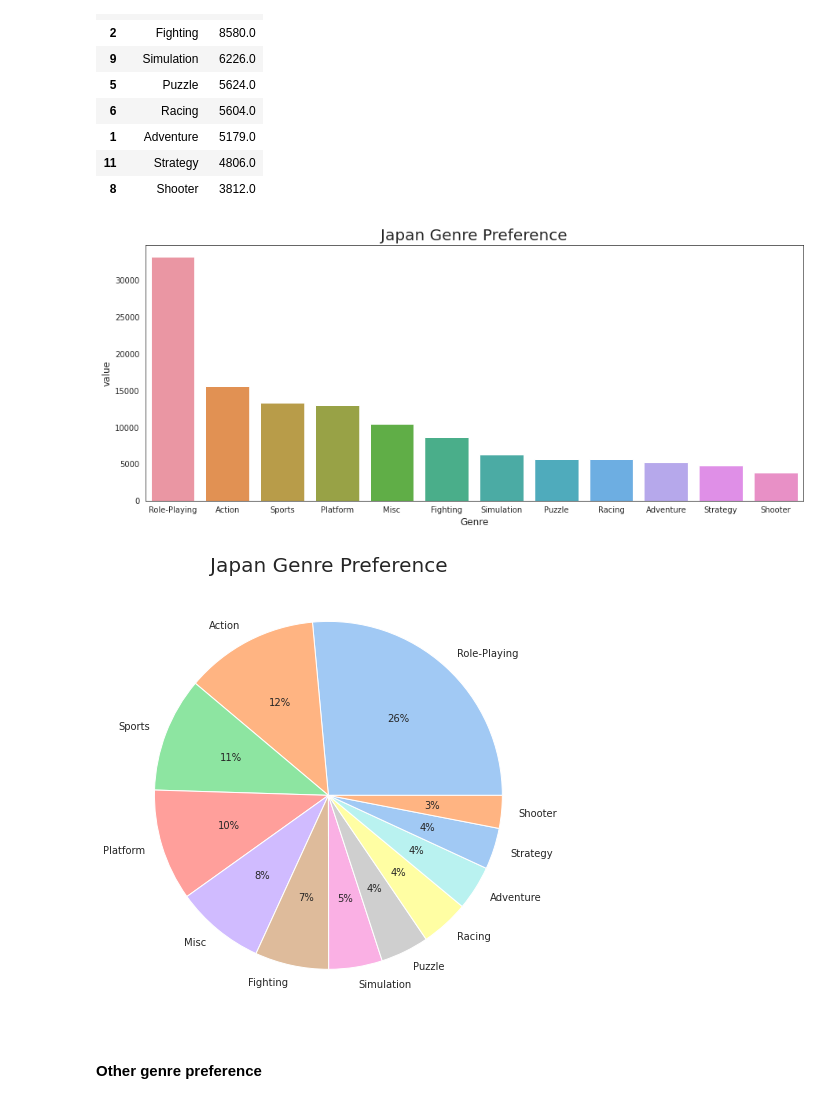
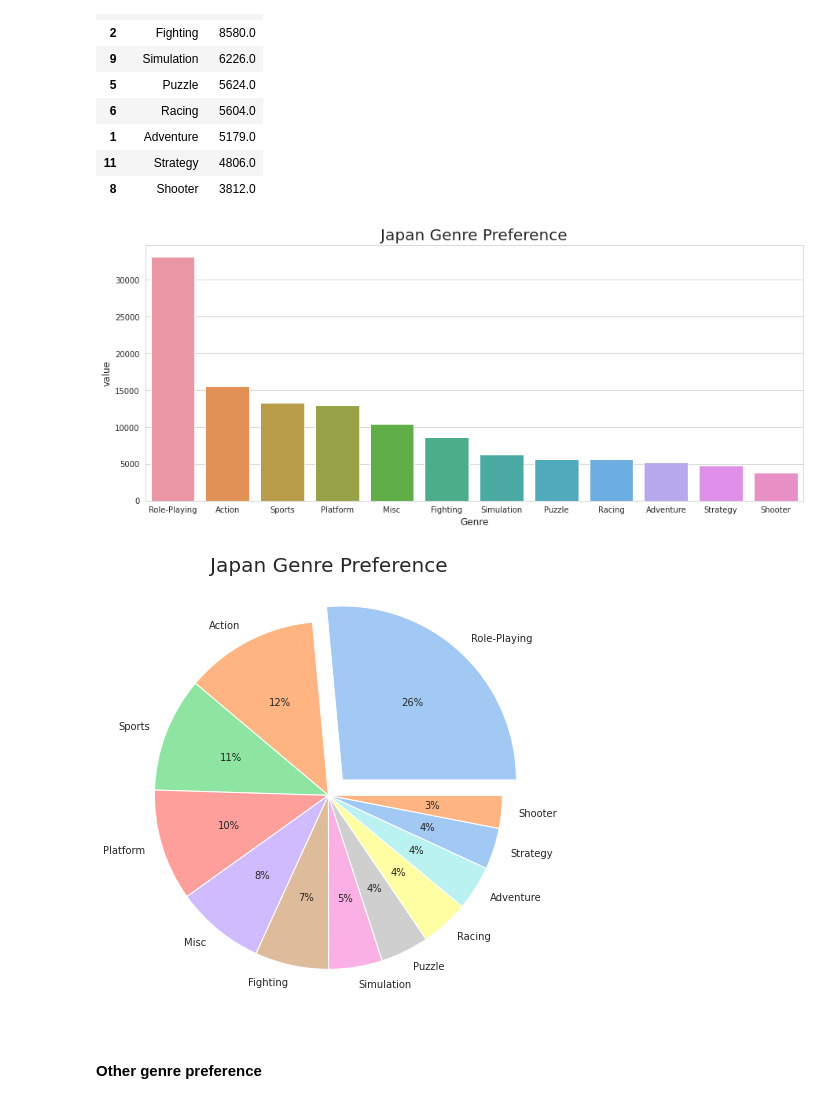
Before and after one commit to MinsooKwak/Project, a Jupyter notebook: AI_07_곽민수_Project1.ipynb, the cells around one changed output. Drawn from its saved outputs; the diff is of its cells as text; code cells hidden in the pictures.

```diff
--- a/AI_07_곽민수_Project1.ipynb
+++ b/AI_07_곽민수_Project1.ipynb
@@ -589,7 +1361,7 @@ Genre_total_Sales
 | 1 | Adventure | 23271.0 |
 | 11 | Strategy | 17046.0 |
 # %%
-sns.set_style('white')
+sns.set_style('whitegrid')
 fig= plt.figure(figsize=(15,6))
 area11 = fig.add_subplot(1,1,1)
 area11.set_title('Genre Preference',fontsize=20)
@@ -642,7 +1414,7 @@ na_genre_tidy
 | 1 | Adventure | 10103.0 |
 | 11 | Strategy | 6678.0 |
 # %%
-sns.set_style('white')
+sns.set_style('whitegrid')
 fig= plt.figure(figsize=(15,6))
 area3 = fig.add_subplot(1,1,1)
 area3.set_title('North America Genre Preference',fontsize=20)
@@ -696,7 +1468,7 @@ eu_genre_tidy
 | 5 | Puzzle | 5006.0 |
 | 11 | Strategy | 4470.0 |
 # %%
-sns.set_style('white')
+sns.set_style('whitegrid')
 fig= plt.figure(figsize=(15,6))
 area4 = fig.add_subplot(1,1,1)
 area4.set_title('EU Genre Preference',fontsize=20)
@@ -750,7 +1522,7 @@ jp_genre_tidy
 | 11 | Strategy | 4806.0 |
 | 8 | Shooter | 3812.0 |
 # %%
-sns.set_style('white')
+sns.set_style('whitegrid')
 fig= plt.figure(figsize=(15,6))
 area5 = fig.add_subplot(1,1,1)
 area5.set_title('Japan Genre Preference',fontsize=20)
@@ -760,27 +1532,27 @@ g5= sns.barplot(data=jp_genre_tidy,x='Genre',y='value',ax=area5,ci=None)
 jp_genre_vis= plt.show(g5)
 jp_genre_vis
 # %% [output]
-[figure, old version]
+[figure, new version]
 # %%
 sns.set_style('white')
 fig10= plt.figure(figsize=(8,8))
 area10 = fig10.add_subplot(1,1,1)
 area10.set_title('Japan Genre Preference',fontsize=20)
 
 #define data
 labels= jp_genre_tidy['Genre']
 data = jp_genre_tidy['value']
 
 #define Seaborn color palette to use
 colors = sns.color_palette('pastel')[0:11]
 
 #create pie chart
 
-g10= plt.pie(data, labels = labels, colors = colors, autopct='%.0f%%')
+g10= plt.pie(data, labels = labels, colors = colors, autopct='%.0f%%',explode=[0.12,0,0,0,0,0,0,0,0,0,0,0])
 pie_jp_genre= plt.show(g10)
 pie_jp_genre
 # %% [output]
-[figure, old version]
+[figure, new version]
 # %% [markdown]
 #### Other genre preference
 # %%
```
Also changed, not shown: parts of 185 cells of this notebook.
